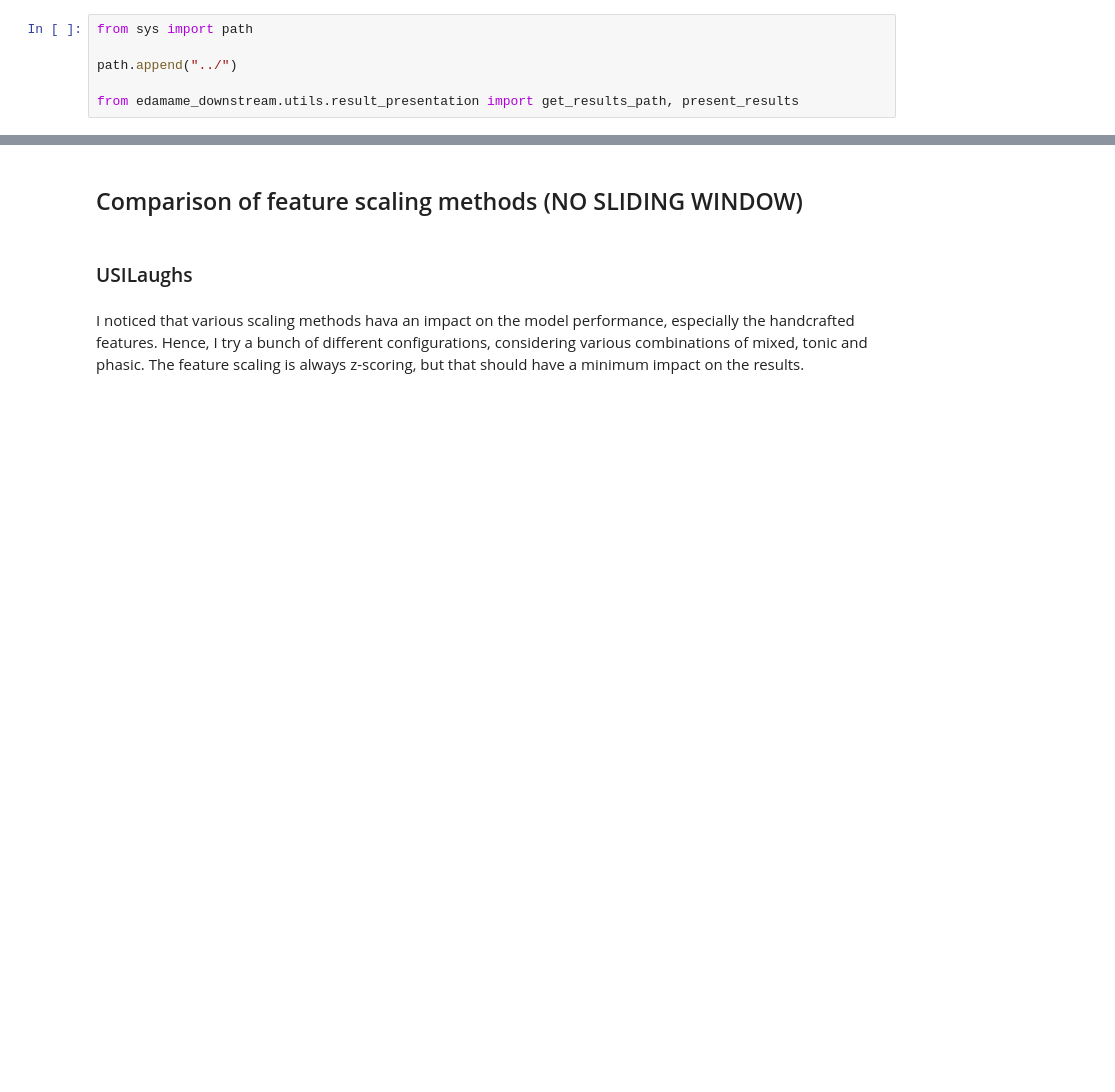
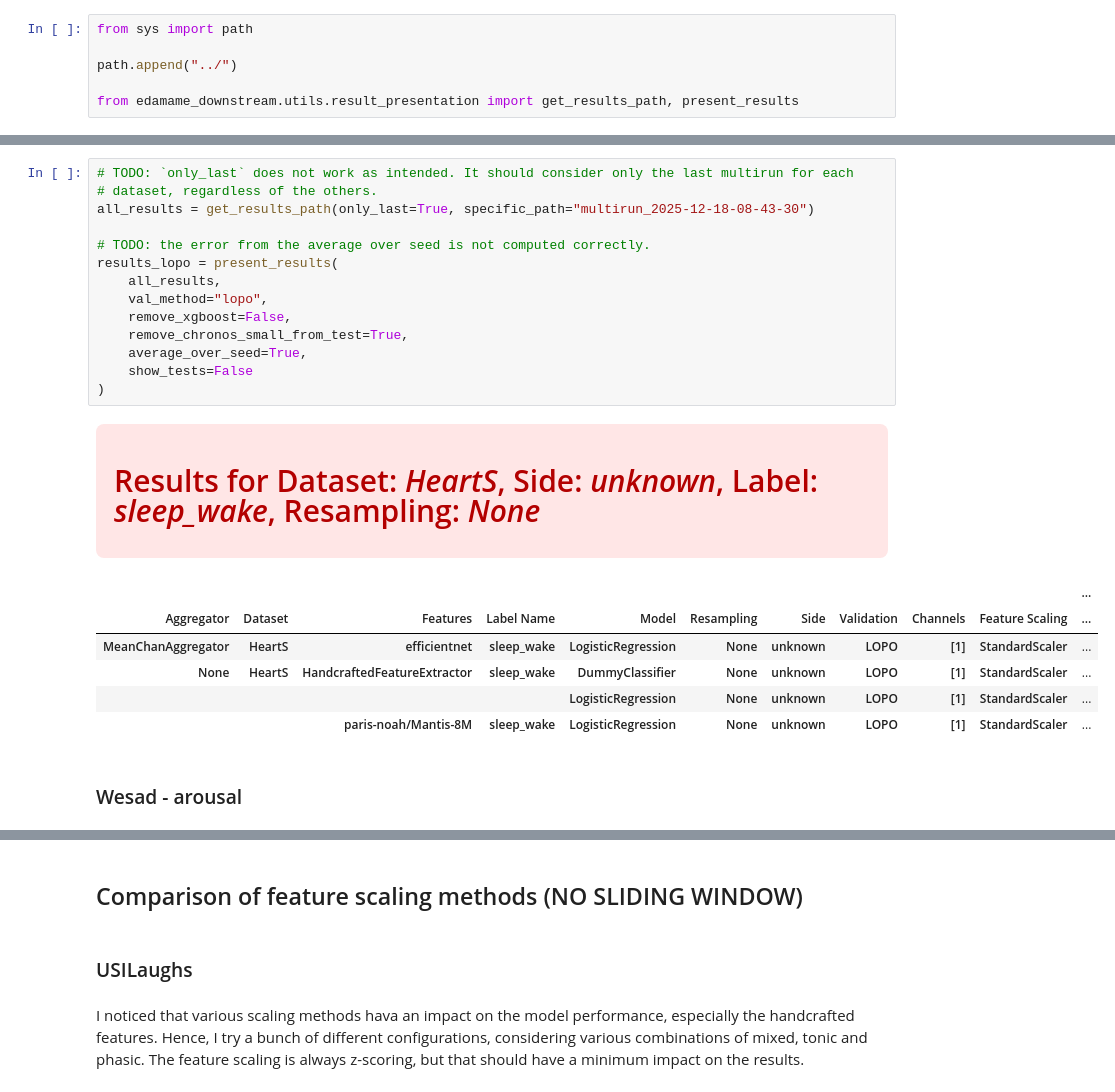
Before and after one commit to LeonardoAlchieri/pretrained_foundation_models_physiological_data, a Jupyter notebook: notebooks/visualize_results.ipynb, the cells around one changed output, grey strips where cells are left out. Saved outputs shown, nothing was run; the diff lists cells and outputs as text; blank space fills up the shorter version.

```diff
--- a/notebooks/visualize_results.ipynb
+++ b/notebooks/visualize_results.ipynb
@@ -6,0 +231,24 @@ from edamame_downstream.utils.result_presentation import get_results_path, prese
+# %%
+# TODO: `only_last` does not work as intended. It should consider only the last multirun for each
+# dataset, regardless of the others.
+all_results = get_results_path(only_last=True, specific_path="multirun_2025-12-18-08-43-30")
+
+# TODO: the error from the average over seed is not computed correctly.
+results_lopo = present_results(
+    all_results,
+    val_method="lopo",
+    remove_xgboost=False,
+    remove_chronos_small_from_test=True,
+    average_over_seed=True,
+    show_tests=False
+)
+# %% [output]
+Results for Dataset: HeartS, Side: unknown, Label: sleep_wake, Resampling: None
+|  |  |  |  |  |  |  |  |  |  | ... |
+| Aggregator | Dataset | Features | Label Name | Model | Resampling | Side | Validation | Channels | Feature Scaling | ... |
+| MeanChanAggregator | HeartS | efficientnet | sleep_wake | LogisticRegression | None | unknown | LOPO | [1] | StandardScaler | ... |
+| None | HeartS | HandcraftedFeatureExtractor | sleep_wake | DummyClassifier | None | unknown | LOPO | [1] | StandardScaler | ... |
+|  |  |  |  | LogisticRegression | None | unknown | LOPO | [1] | StandardScaler | ... |
+|  |  | paris-noah/Mantis-8M | sleep_wake | LogisticRegression | None | unknown | LOPO | [1] | StandardScaler | ... |
+# %% [markdown]
+### Wesad - arousal
```
Also changed, not shown: parts of 24 cells of this notebook, 47 other files.
